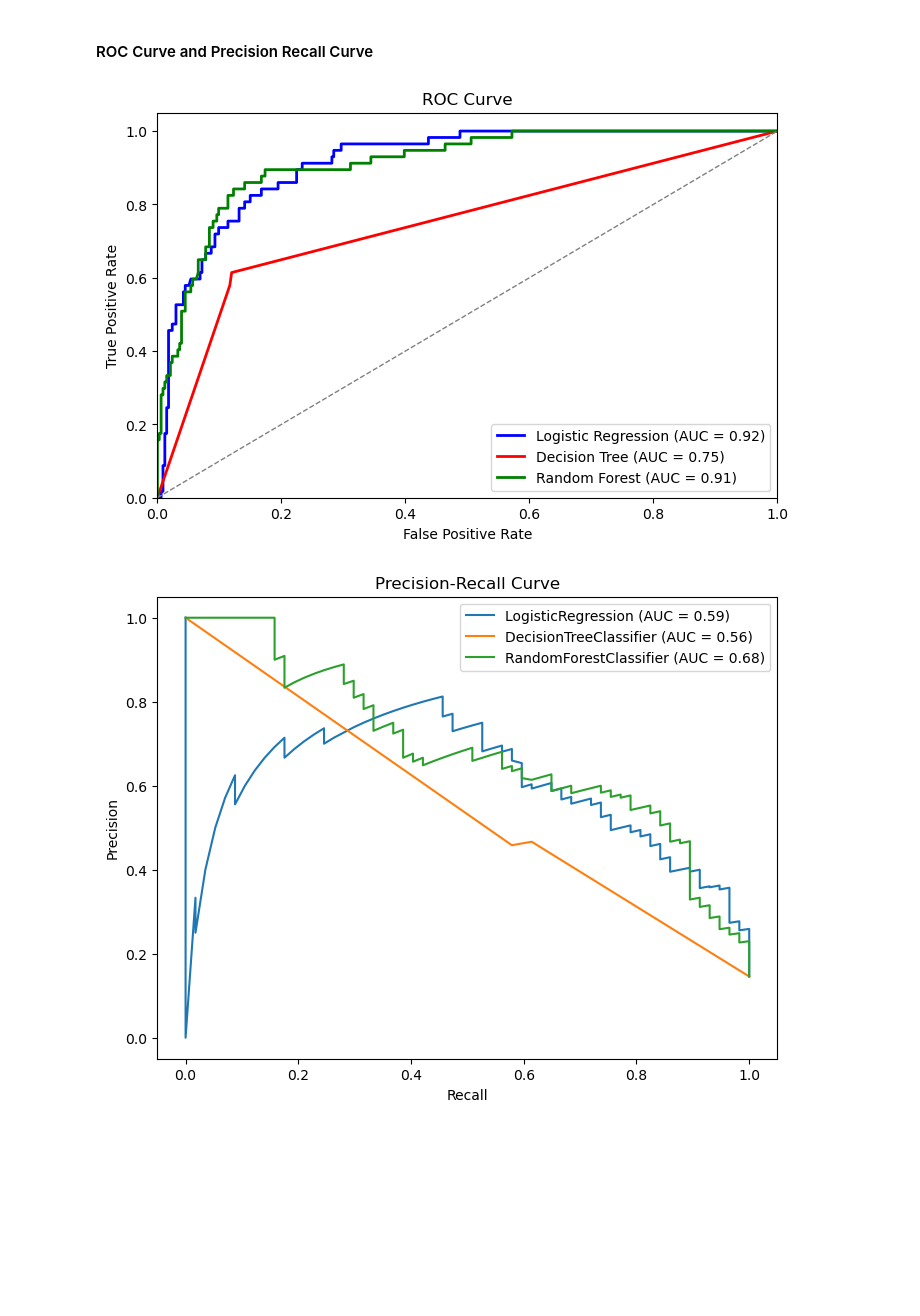
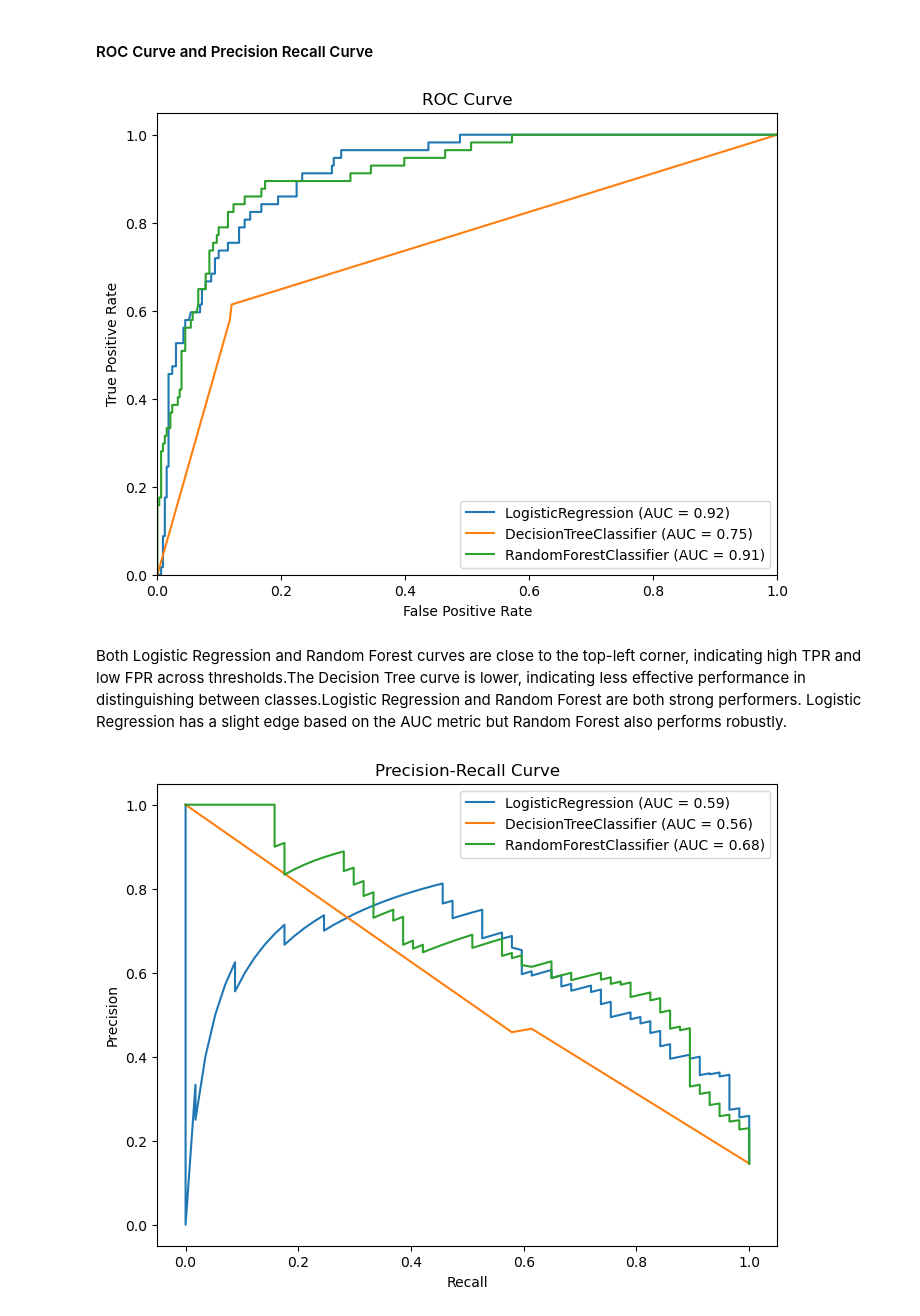
Before and after one commit to wendycxz/7001GroupProject, a Jupyter notebook: WQD7001_Group_Assignment.ipynb, the cells around one changed output. Cells and saved outputs as stored; diff of their text form; code cells hidden in the pictures; blank space fills up the shorter version.

```diff
--- a/WQD7001_Group_Assignment.ipynb
+++ b/WQD7001_Group_Assignment.ipynb
@@ -1684,8 +1658,8 @@ Best cross-validation F1-score: 95.6626%
 # Create the model with the best performance parameters tested
 
 # Logistic Regression
-# Best parameters: {'C': 1, 'max_iter': 100, 'solver': 'lbfgs'}
-lr = LogisticRegression(C=1, max_iter=100, solver='lbfgs', random_state=42)
+# Best parameters: {'C': 1, 'max_iter': 50, 'solver': 'newton-cg'}
+lr = LogisticRegression(C=1, max_iter=50, solver='newton-cg', random_state=42)
 
 # Decision Tree
 # Best parameters: {'criterion': 'entropy', 'max_depth': None, 'max_features': None,
@@ -1695,7 +1669,7 @@ dt = DecisionTreeClassifier(criterion='entropy', max_depth=None, max_features=No
 
 # Random Forest
 # Best parameters: {'max_depth': None, 'max_features': 'sqrt', 'min_samples_leaf': 1,
-#                    'min_samples_split': 2, 'n_estimators': 500}
+#                  'min_samples_split': 2, 'n_estimators': 500}
 rf = RandomForestClassifier(max_depth=None, max_features = 'sqrt', min_samples_leaf=1,
                             min_samples_split=2, n_estimators = 500, random_state=42)
 # %%
@@ -1804,36 +1788,30 @@ Test Set F1-Score: 60.1942%
 # %% [markdown]
 #### ROC Curve and Precision Recall Curve
-# %%
-# Predict probabilities for each model
-lr_probs = lr.predict_proba(X_test)[:, 1]
-dt_probs = dt.predict_proba(X_test)[:, 1]
-rf_probs = rf.predict_proba(X_test)[:, 1]
-
-# Compute ROC curve and AUC for each model
-lr_fpr, lr_tpr, _ = roc_curve(y_test, lr_probs)
-lr_auc = auc(lr_fpr, lr_tpr)
-
-dt_fpr, dt_tpr, _ = roc_curve(y_test, dt_probs)
-dt_auc = auc(dt_fpr, dt_tpr)
-
-rf_fpr, rf_tpr, _ = roc_curve(y_test, rf_probs)
-rf_auc = auc(rf_fpr, rf_tpr)
-
-# Plot ROC curves
-plt.figure(figsize=(8, 5))
-plt.plot(lr_fpr, lr_tpr, color='blue', lw=2, label=f'Logistic Regression (AUC = {lr_auc:.2f})')
-plt.plot(dt_fpr, dt_tpr, color='red', lw=2, label=f'Decision Tree (AUC = {dt_auc:.2f})')
-plt.plot(rf_fpr, rf_tpr, color='green', lw=2, label=f'Random Forest (AUC = {rf_auc:.2f})')
-plt.plot([0, 1], [0, 1], color='gray', lw=1, linestyle='--')
-plt.xlim([0.0, 1.0])
-plt.ylim([0.0, 1.05])
-plt.xlabel('False Positive Rate')
-plt.ylabel('True Positive Rate')
-plt.title('ROC Curve')
-plt.legend(loc="lower right")
-plt.show()
-# %% [output]
-[figure, removed]
+# %%
+# Function to plot the ROC curve
+def plot_roc_curve(models, X_test, y_test):
+    plt.figure(figsize=(8, 6))
+
+    for model in models:
+        probs = model.predict_proba(X_test)[:, 1]
+        fpr, tpr, _ = roc_curve(y_test, probs)
+        auc_value = auc(fpr, tpr)
+        plt.plot(fpr, tpr, label=f'{model.__class__.__name__} (AUC = {auc_value:.2f})')
+
+    plt.xlim([0.0, 1.0])
+    plt.ylim([0.0, 1.05])
+    plt.xlabel('False Positive Rate')
+    plt.ylabel('True Positive Rate')
+    plt.title('ROC Curve')
+    plt.legend(loc="lower right")
+    plt.show()
+
+# Plot the ROC curves for each model
+plot_roc_curve(models, X_test, y_test)
+# %% [output]
+[figure, added]
+# %% [markdown]
+Both Logistic Regression and Random Forest curves are close to the top-left corner, indicating high TPR and low FPR across thresholds.The Decision Tree curve is lower, indicating less effective performance in distinguishing between classes.Logistic Regression and Random Forest are both strong performers. Logistic Regression has a slight edge based on the AUC metric but Random Forest also performs robustly.
 # %%
 # Function to plot the Precision-Recall curve
 def plot_precision_recall_curve(models, X_test, y_test):
```
Also changed, not shown: parts of 32 cells of this notebook.
